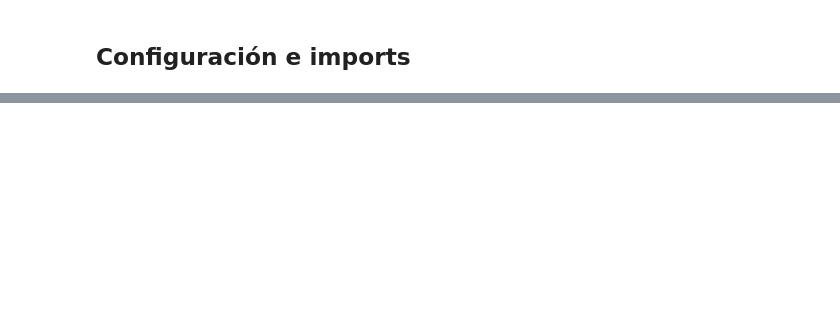
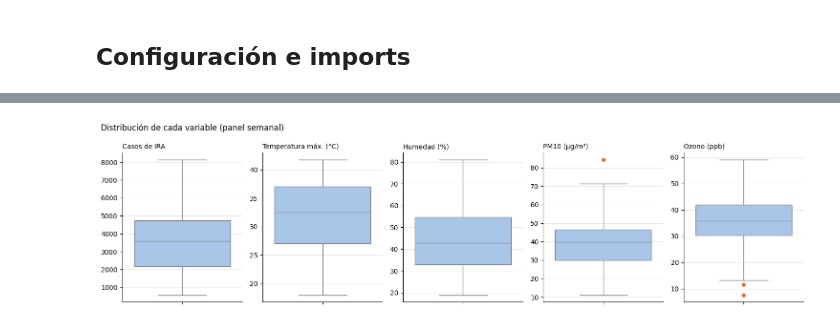
Before and after one commit to mdc-feature-engineering/sonora-health-climate-eda, a Jupyter notebook: notebooks/03_eda/3.2-outliers.ipynb, the cells around one changed output, grey strips where cells are left out. Drawn from its saved outputs; the diff is of its cells as text; code cells hidden in the pictures; blank space fills up the shorter version.

Commit message:
added outliers notebook

```diff
--- a/notebooks/03_eda/3.2-outliers.ipynb
+++ b/notebooks/03_eda/3.2-outliers.ipynb
@@ -175,0 +324,17 @@ Registrar aquí lo que se presentó al equipo sobre los outliers detectados y su
+# %%
+# ======================================================================
+# BOXPLOTS: uno por variable, porque cada una tiene su propia escala.
+# ======================================================================
+fig, axes = plt.subplots(1, len(VARS_CONTINUAS), figsize=(15, 4))
+for ax, var in zip(axes, VARS_CONTINUAS):
+    sns.boxplot(y=panel[var], ax=ax, color=AZUL_CLARO, linewidth=1,
+                flierprops={"marker": "o", "markerfacecolor": NARANJA,
+                            "markeredgecolor": NARANJA, "markersize": 5})
+    ax.set_title(NOMBRE[var], fontsize=10, loc="left")
+    ax.set_ylabel("")
+fig.suptitle(f"Distribución de cada variable (panel {GRANULARIDAD})", x=0.01, ha="left")
+fig.tight_layout()
+fig.savefig(FIGURES_DIR / f"outliers_boxplot_{GRANULARIDAD}.png", dpi=150)
+plt.show()
+# %% [output]
+[figure, added]
```
Also changed, not shown: parts of 47 cells of this notebook.
